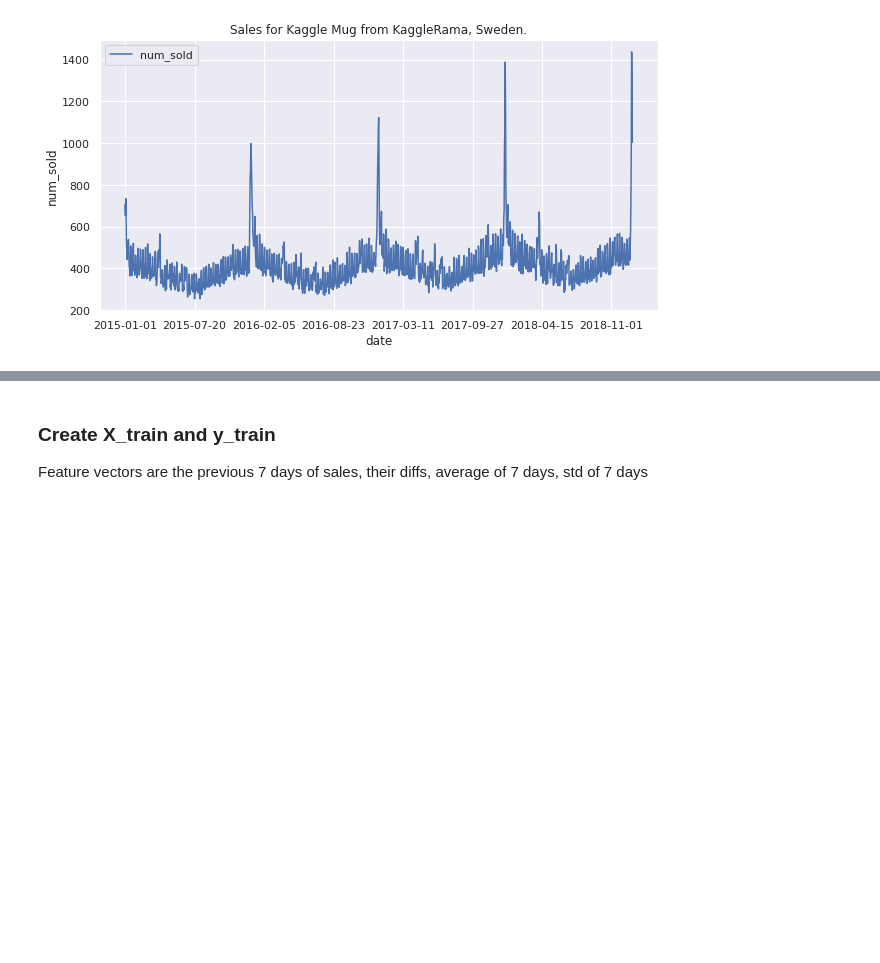
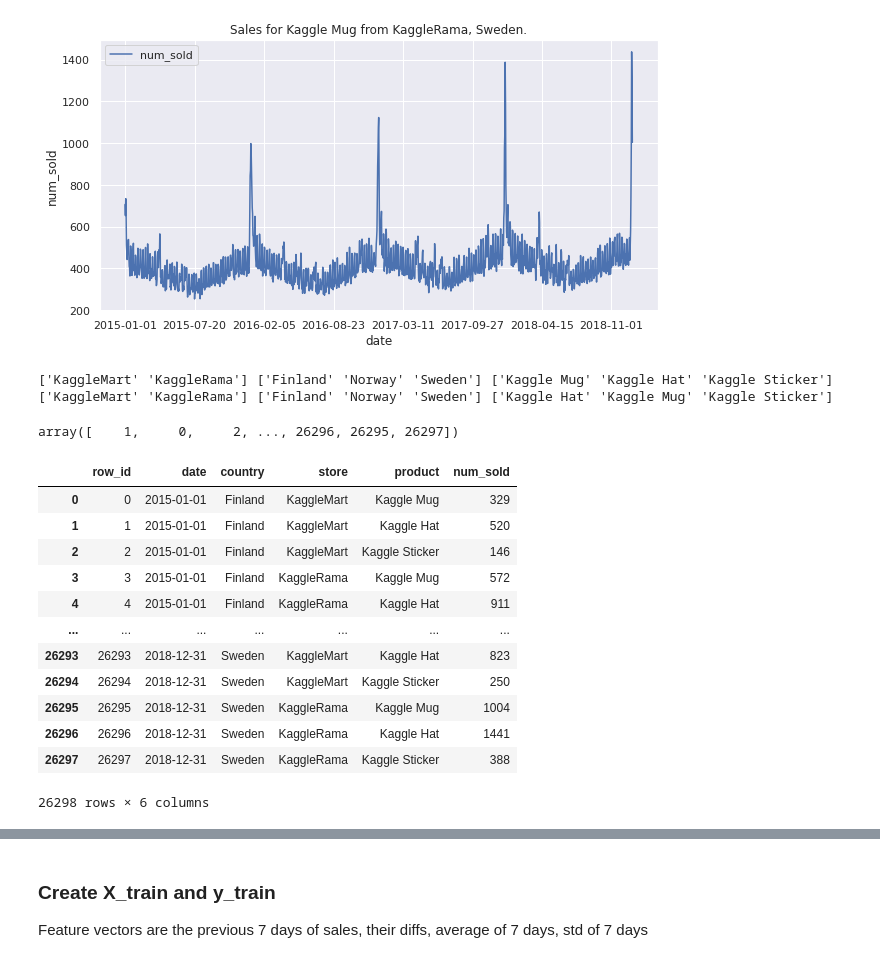
Before and after one commit to saratbhargava/torch_tutor, a Jupyter notebook: timeseries_pred_Jan2022.ipynb, the cells around one changed output, grey strips where cells are left out. Saved outputs shown, nothing was run; the diff lists cells and outputs as text; code cells hidden in the pictures; blank space fills up the shorter version.

```diff
--- a/timeseries_pred_Jan2022.ipynb
+++ b/timeseries_pred_Jan2022.ipynb
@@ -62,3 +67,16 @@ train_data_subselect.plot(x='date', y='num_sold', ylabel='num_sold', figsize=(10
 | 177 | 177 | 2015-01-10 | Sweden | KaggleRama | Kaggle Mug | 536 |
 <AxesSubplot:title={'center':'Sales for Kaggle Mug from KaggleRama, Sweden.'}, xlabel='date', ylabel='num_sold'>
 [figure]
+# %%
+# Sort the train_data and test_data by date, store_name, country_name, product_name
+store_names = train_data.store.unique()
+country_names = train_data.country.unique()
+product_names = train_data['product'].unique()
+print(store_names, country_names, product_names)
+store_names.sort()
+product_names.sort()
+country_names.sort()
+print(store_names, country_names, product_names)
+# %% [output]
+['KaggleMart' 'KaggleRama'] ['Finland' 'Norway' 'Sweden'] ['Kaggle Mug' 'Kaggle Hat' 'Kaggle Sticker']
+['KaggleMart' 'KaggleRama'] ['Finland' 'Norway' 'Sweden'] ['Kaggle Hat' 'Kaggle Mug' 'Kaggle Sticker']
@@ -64,0 +86,20 @@ train_data_subselect.plot(x='date', y='num_sold', ylabel='num_sold', figsize=(10
+# %%
+train_data_sorted.row_id.to_numpy()
+# %% [output]
+array([    1,     0,     2, ..., 26296, 26295, 26297])
+# %%
+train_data
+# %% [output]
+|  | row_id | date | country | store | product | num_sold |
+| 0 | 0 | 2015-01-01 | Finland | KaggleMart | Kaggle Mug | 329 |
+| 1 | 1 | 2015-01-01 | Finland | KaggleMart | Kaggle Hat | 520 |
+| 2 | 2 | 2015-01-01 | Finland | KaggleMart | Kaggle Sticker | 146 |
+| 3 | 3 | 2015-01-01 | Finland | KaggleRama | Kaggle Mug | 572 |
+| 4 | 4 | 2015-01-01 | Finland | KaggleRama | Kaggle Hat | 911 |
+| ... | ... | ... | ... | ... | ... | ... |
+| 26293 | 26293 | 2018-12-31 | Sweden | KaggleMart | Kaggle Hat | 823 |
+| 26294 | 26294 | 2018-12-31 | Sweden | KaggleMart | Kaggle Sticker | 250 |
+| 26295 | 26295 | 2018-12-31 | Sweden | KaggleRama | Kaggle Mug | 1004 |
+| 26296 | 26296 | 2018-12-31 | Sweden | KaggleRama | Kaggle Hat | 1441 |
+| 26297 | 26297 | 2018-12-31 | Sweden | KaggleRama | Kaggle Sticker | 388 |
+26298 rows × 6 columns
```
Also changed, not shown: parts of 35 cells of this notebook, 15 other files.
